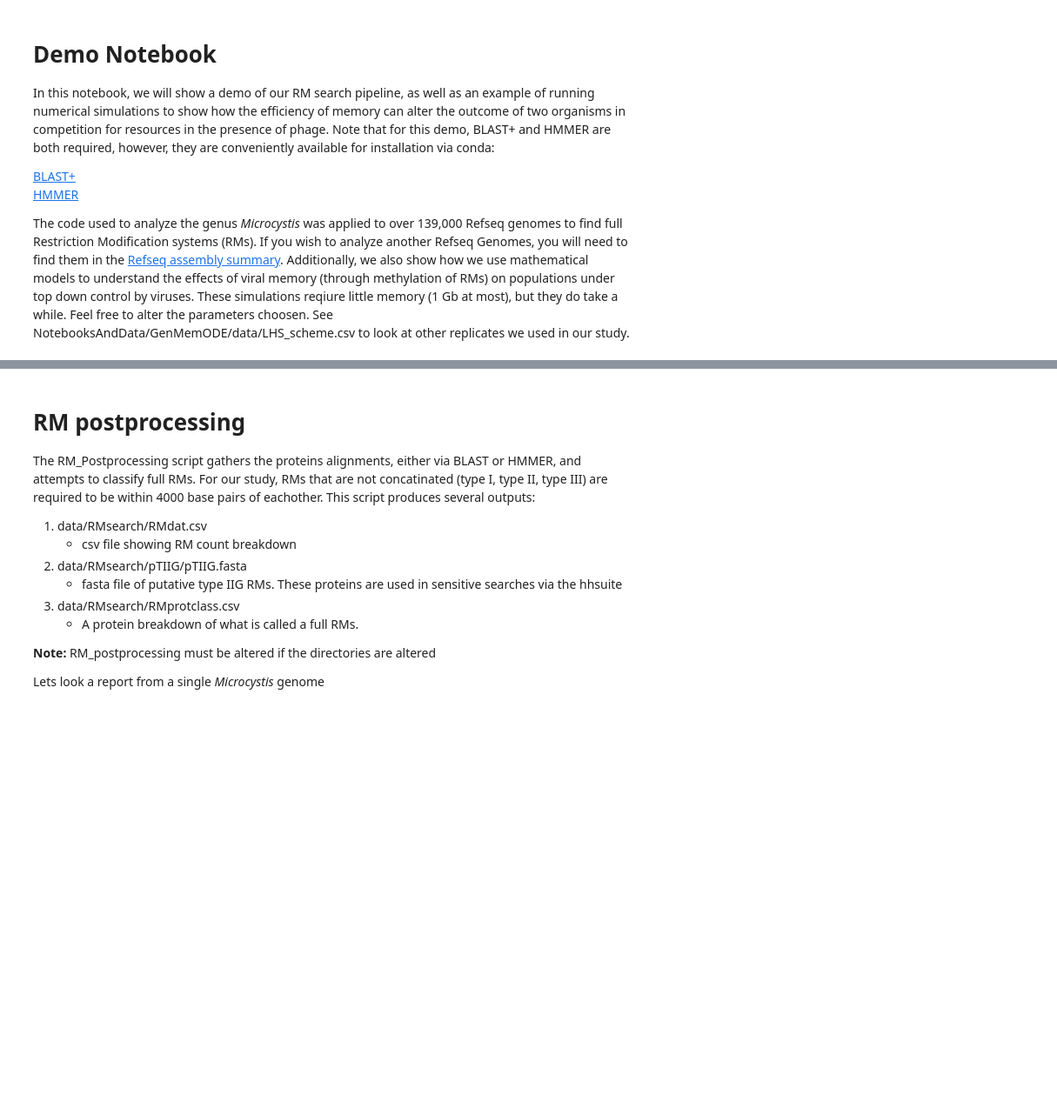
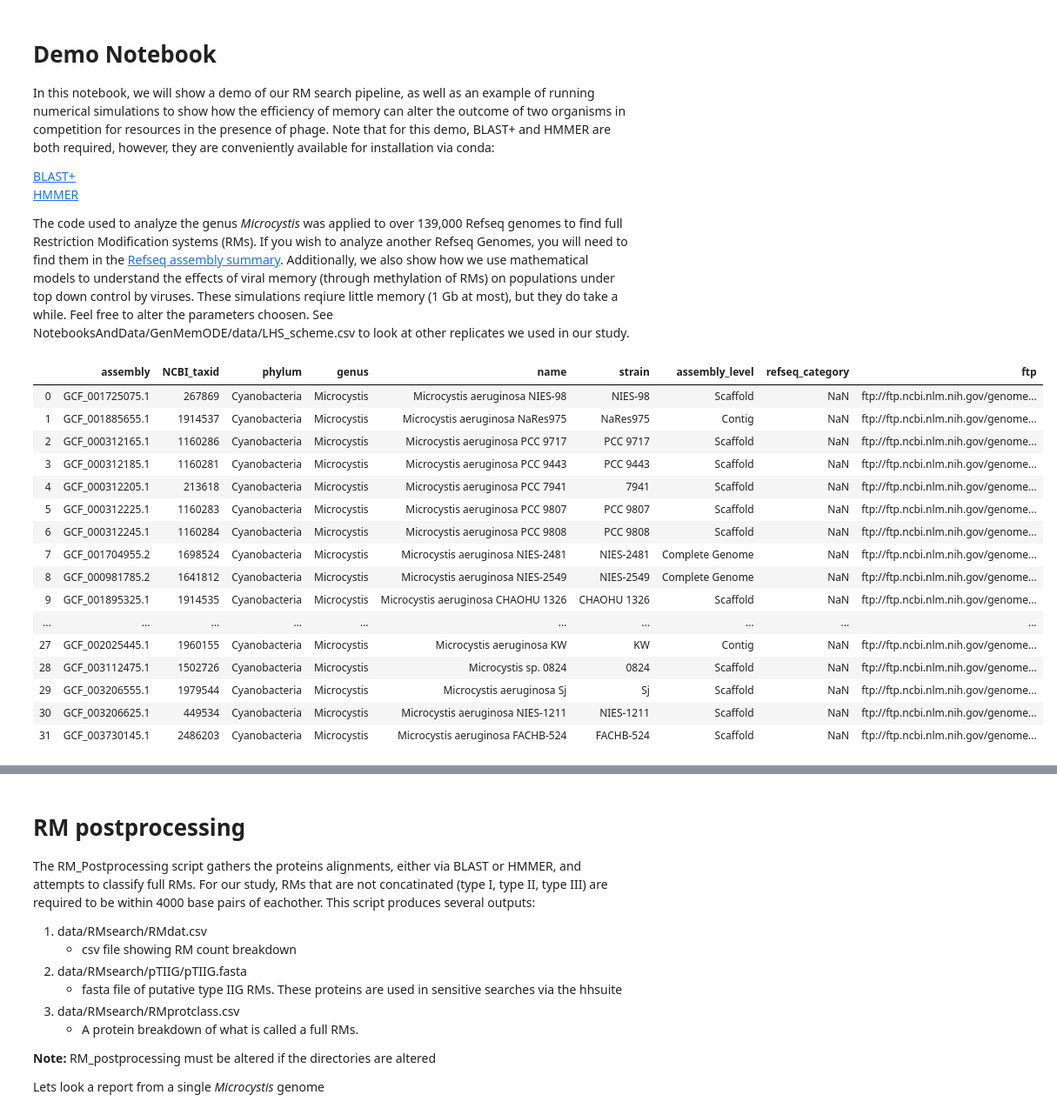
Before and after one commit to SEpapoulis/EscalationAndDe-escalationOfRM, a Jupyter notebook: demo/Demo.ipynb, the cells around one changed output, grey strips where cells are left out. Shown: that part at 87% size. Cells and saved outputs as stored; diff of their text form; code cells hidden in the pictures; blank space fills up the shorter version.

```diff
--- a/demo/Demo.ipynb
+++ b/demo/Demo.ipynb
@@ -24,16 +27,38 @@ from src.GenMemODE import *
 # %%
+#setup our download dir
+if not os.path.exists('data/RMsearch/demo_genbank'):
+    os.makedirs('data/RMsearch/demo_genbank')
+
 #Creating a file to download genbank files from RefSeq via wget
 
 #Below is a subset of NotebooksAndData/RMsearch/data/assembly_details.csv that only includes Microcystis
 assemblies=pd.read_csv('data/RMsearch/demo_assemblies.csv')
 wget = []
 for i,row in assemblies.iterrows():
     accession = row['ftp'].split('/')[-1]
     address = row['ftp']+'/'+accession+'_genomic.gbff.gz'
     wget.append(address)
 with open('data/RMsearch/get_files.txt','w') as f:
     f.write('\n'.join(wget))
 assemblies
+# %% [output]
+|  | assembly | NCBI_taxid | phylum | genus | name | strain | assembly_level | refseq_category | ftp |
+| 0 | GCF_001725075.1 | 267869 | Cyanobacteria | Microcystis | Microcystis aeruginosa NIES-98 | NIES-98 | Scaffold | NaN | ftp://ftp.ncbi.nlm.nih.gov/genome... |
+| 1 | GCF_001885655.1 | 1914537 | Cyanobacteria | Microcystis | Microcystis aeruginosa NaRes975 | NaRes975 | Contig | NaN | ftp://ftp.ncbi.nlm.nih.gov/genome... |
+| 2 | GCF_000312165.1 | 1160286 | Cyanobacteria | Microcystis | Microcystis aeruginosa PCC 9717 | PCC 9717 | Scaffold | NaN | ftp://ftp.ncbi.nlm.nih.gov/genome... |
+| 3 | GCF_000312185.1 | 1160281 | Cyanobacteria | Microcystis | Microcystis aeruginosa PCC 9443 | PCC 9443 | Scaffold | NaN | ftp://ftp.ncbi.nlm.nih.gov/genome... |
+| 4 | GCF_000312205.1 | 213618 | Cyanobacteria | Microcystis | Microcystis aeruginosa PCC 7941 | 7941 | Scaffold | NaN | ftp://ftp.ncbi.nlm.nih.gov/genome... |
+| 5 | GCF_000312225.1 | 1160283 | Cyanobacteria | Microcystis | Microcystis aeruginosa PCC 9807 | PCC 9807 | Scaffold | NaN | ftp://ftp.ncbi.nlm.nih.gov/genome... |
+| 6 | GCF_000312245.1 | 1160284 | Cyanobacteria | Microcystis | Microcystis aeruginosa PCC 9808 | PCC 9808 | Scaffold | NaN | ftp://ftp.ncbi.nlm.nih.gov/genome... |
+| 7 | GCF_001704955.2 | 1698524 | Cyanobacteria | Microcystis | Microcystis aeruginosa NIES-2481 | NIES-2481 | Complete Genome | NaN | ftp://ftp.ncbi.nlm.nih.gov/genome... |
+| 8 | GCF_000981785.2 | 1641812 | Cyanobacteria | Microcystis | Microcystis aeruginosa NIES-2549 | NIES-2549 | Complete Genome | NaN | ftp://ftp.ncbi.nlm.nih.gov/genome... |
+| 9 | GCF_001895325.1 | 1914535 | Cyanobacteria | Microcystis | Microcystis aeruginosa CHAOHU 1326 | CHAOHU 1326 | Scaffold | NaN | ftp://ftp.ncbi.nlm.nih.gov/genome... |
+| ... | ... | ... | ... | ... | ... | ... | ... | ... | ... |
+| 27 | GCF_002025445.1 | 1960155 | Cyanobacteria | Microcystis | Microcystis aeruginosa KW | KW | Contig | NaN | ftp://ftp.ncbi.nlm.nih.gov/genome... |
+| 28 | GCF_003112475.1 | 1502726 | Cyanobacteria | Microcystis | Microcystis sp. 0824 | 0824 | Scaffold | NaN | ftp://ftp.ncbi.nlm.nih.gov/genome... |
+| 29 | GCF_003206555.1 | 1979544 | Cyanobacteria | Microcystis | Microcystis aeruginosa Sj | Sj | Scaffold | NaN | ftp://ftp.ncbi.nlm.nih.gov/genome... |
+| 30 | GCF_003206625.1 | 449534 | Cyanobacteria | Microcystis | Microcystis aeruginosa NIES-1211 | NIES-1211 | Scaffold | NaN | ftp://ftp.ncbi.nlm.nih.gov/genome... |
+| 31 | GCF_003730145.1 | 2486203 | Cyanobacteria | Microcystis | Microcystis aeruginosa FACHB-524 | FACHB-524 | Scaffold | NaN | ftp://ftp.ncbi.nlm.nih.gov/genome... |
 # %%
 %%bash
 wget -P data/RMsearch/demo_genbank/ -i data/RMsearch/get_files.txt
```
Also changed, not shown: parts of 12 cells of this notebook.
